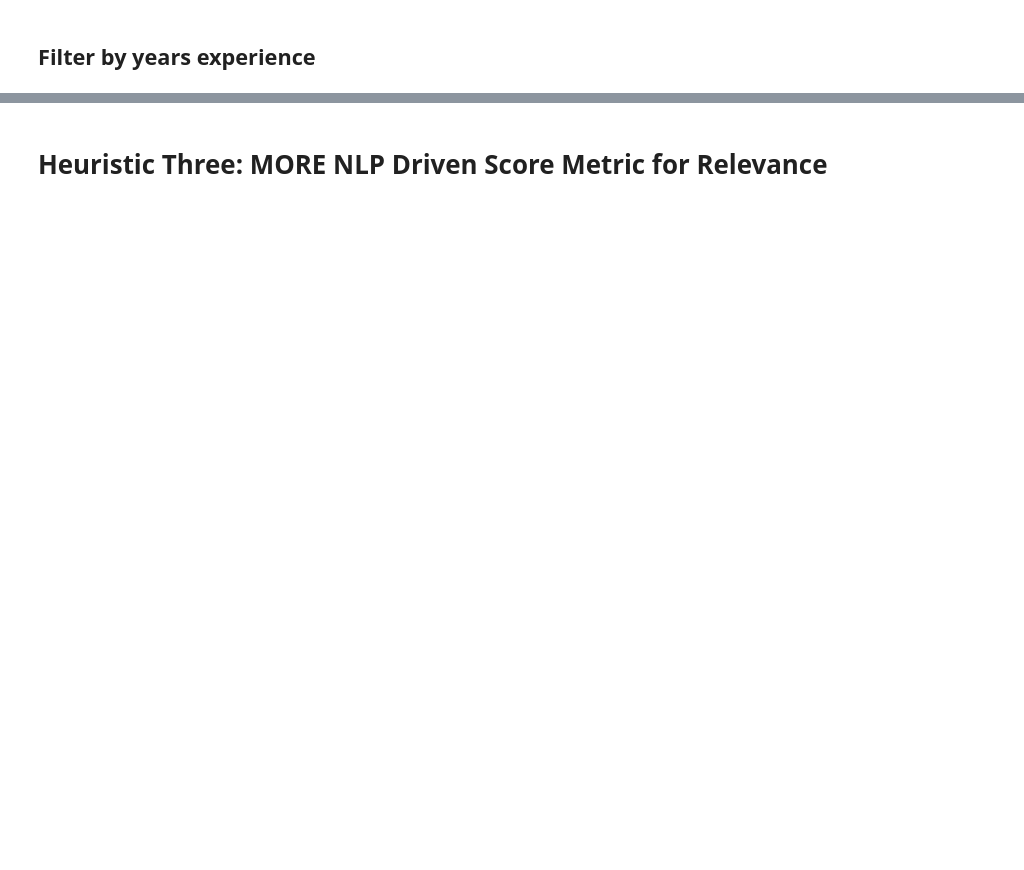
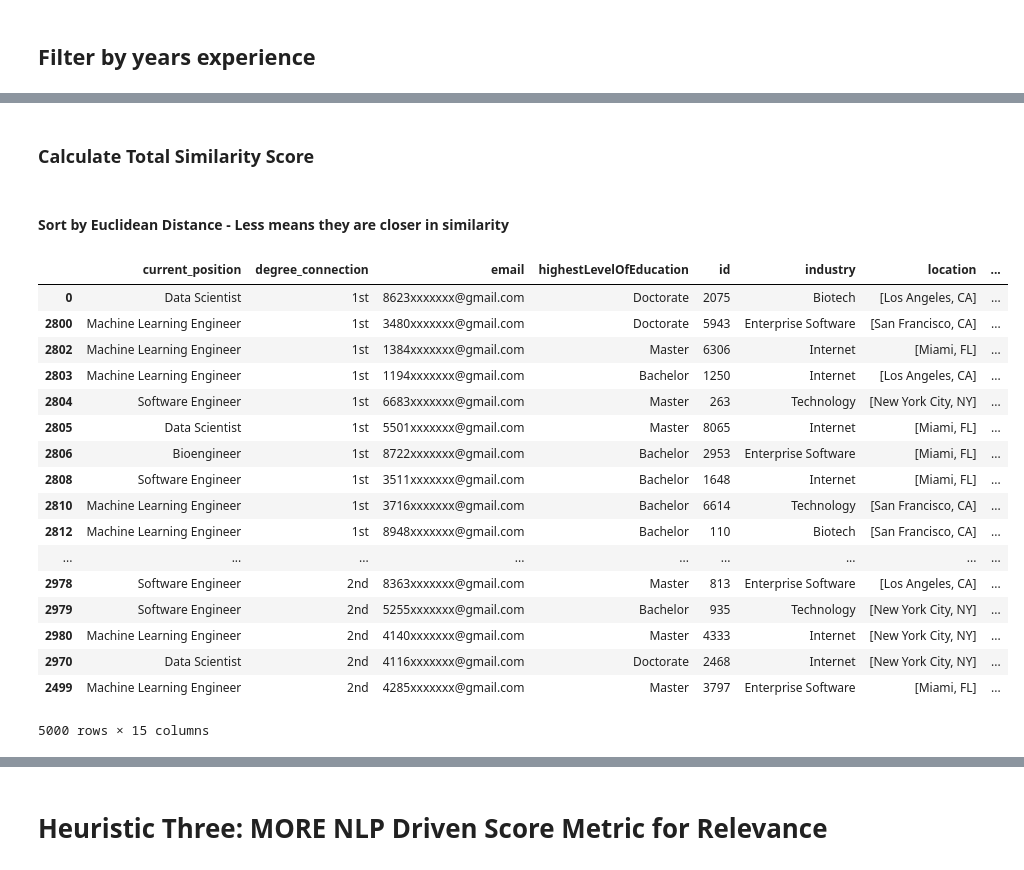
Before and after one commit to tadasant/refurby, a Jupyter notebook: data_wrangling_notebook.ipynb, the cells around one changed output, grey strips where cells are left out. Drawn from its saved outputs; the diff is of its cells as text; code cells hidden in the pictures; blank space fills up the shorter version.

```diff
--- a/data_wrangling_notebook.ipynb
+++ b/data_wrangling_notebook.ipynb
@@ -297,0 +328,43 @@ def heuristic_two(df):
+# %%
+def educonverter(education_level):
+    if education_level == 'High School':
+        return 1
+    elif education_level == 'Bachelor':
+        return 2
+    elif education_level == 'Master':
+        return 3
+    elif education_level == 'Doctorate':
+        return 4
+# %%
+df_candidates['edunum'] = df_candidates['highestLevelOfEducation'].apply(educonverter)
+# %%
+df_candidates['highestLevelOfEducation_eucld_dist'] = df_candidates['edunum'].apply(lambda x: np.linalg.norm(x-educonverter(opportunity_sample_request['highestLevelOfEducation'])))
+# %% [markdown]
+### Calculate Total Similarity Score
+# %%
+df_candidates['eucld_dist'] = df_candidates['highestLevelOfEducation_eucld_dist'] + df_candidates['years_of_experience_eucld_dist'] + df_candidates['location_eucld_score']
+# %% [markdown]
+#### Sort by Euclidean Distance - Less means they are closer in similarity
+# %%
+n_top = 5000
+ranked_df = df_candidates.sort_values(by = 'eucld_dist', ascending = True).reset_index().drop(['index', 'edunum'], axis = 1)
+ranked_df.iloc[0:n_top].sort_values(by = 'degree_connection', ascending = True)
+# %% [output]
+|  | current_position | degree_connection | email | highestLevelOfEducation | id | industry | location | ... |
+| 0 | Data Scientist | 1st | 8623xxxxxxx@gmail.com | Doctorate | 2075 | Biotech | [Los Angeles, CA] | ... |
+| 2800 | Machine Learning Engineer | 1st | 3480xxxxxxx@gmail.com | Doctorate | 5943 | Enterprise Software | [San Francisco, CA] | ... |
+| 2802 | Machine Learning Engineer | 1st | 1384xxxxxxx@gmail.com | Master | 6306 | Internet | [Miami, FL] | ... |
+| 2803 | Machine Learning Engineer | 1st | 1194xxxxxxx@gmail.com | Bachelor | 1250 | Internet | [Los Angeles, CA] | ... |
+| 2804 | Software Engineer | 1st | 6683xxxxxxx@gmail.com | Master | 263 | Technology | [New York City, NY] | ... |
+| 2805 | Data Scientist | 1st | 5501xxxxxxx@gmail.com | Master | 8065 | Internet | [Miami, FL] | ... |
+| 2806 | Bioengineer | 1st | 8722xxxxxxx@gmail.com | Bachelor | 2953 | Enterprise Software | [Miami, FL] | ... |
+| 2808 | Software Engineer | 1st | 3511xxxxxxx@gmail.com | Bachelor | 1648 | Internet | [Miami, FL] | ... |
+| 2810 | Machine Learning Engineer | 1st | 3716xxxxxxx@gmail.com | Bachelor | 6614 | Technology | [San Francisco, CA] | ... |
+| 2812 | Machine Learning Engineer | 1st | 8948xxxxxxx@gmail.com | Bachelor | 110 | Biotech | [San Francisco, CA] | ... |
+| ... | ... | ... | ... | ... | ... | ... | ... | ... |
+| 2978 | Software Engineer | 2nd | 8363xxxxxxx@gmail.com | Master | 813 | Enterprise Software | [Los Angeles, CA] | ... |
+| 2979 | Software Engineer | 2nd | 5255xxxxxxx@gmail.com | Bachelor | 935 | Technology | [New York City, NY] | ... |
+| 2980 | Machine Learning Engineer | 2nd | 4140xxxxxxx@gmail.com | Master | 4333 | Internet | [New York City, NY] | ... |
+| 2970 | Data Scientist | 2nd | 4116xxxxxxx@gmail.com | Doctorate | 2468 | Internet | [New York City, NY] | ... |
+| 2499 | Machine Learning Engineer | 2nd | 4285xxxxxxx@gmail.com | Master | 3797 | Enterprise Software | [Miami, FL] | ... |
+5000 rows × 15 columns
```
Also changed, not shown: parts of 36 cells of this notebook.
